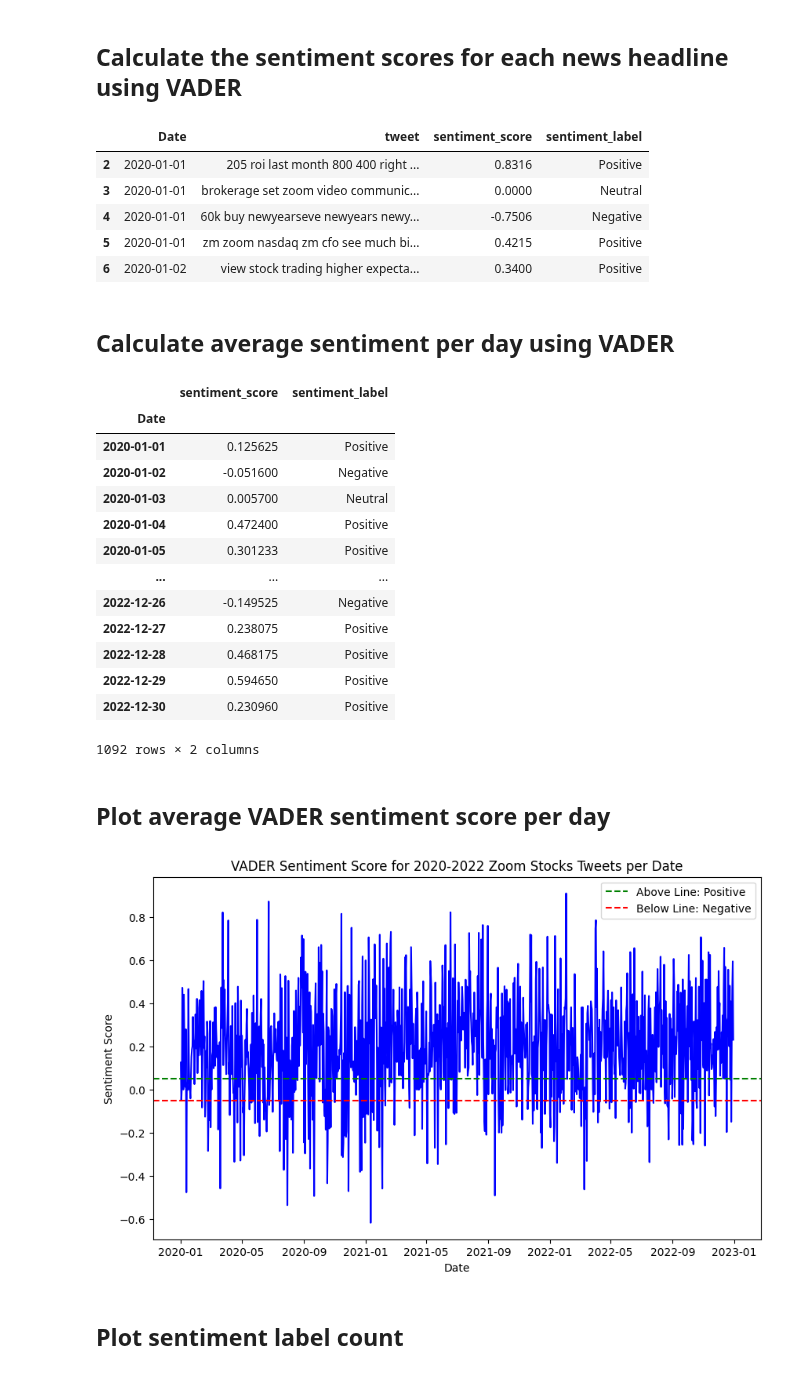
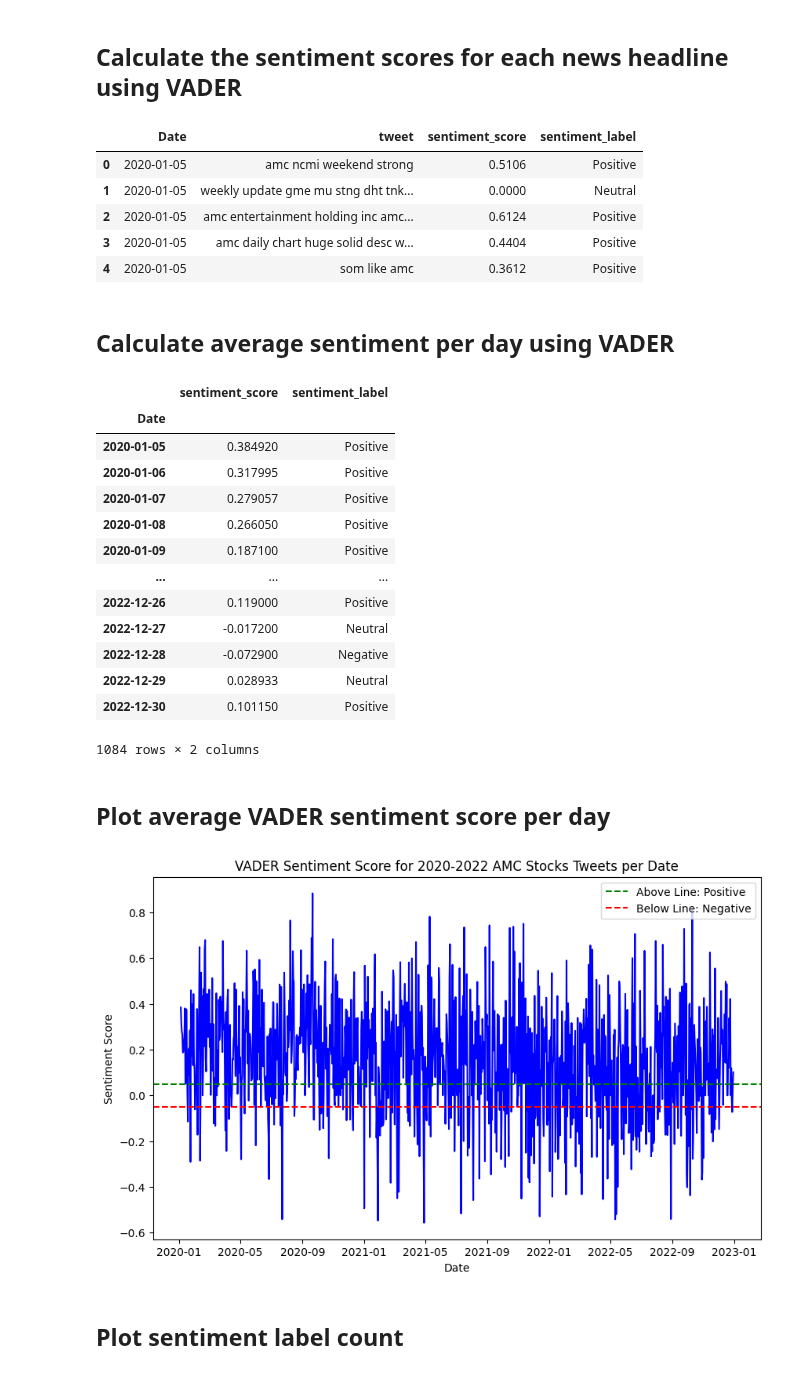
Before and after one commit to odemuno/IDL-finance-project, a Jupyter notebook: Code/eda-sentiment-analysis/tweets/tweets_sentiment.ipynb, the cells around one changed output. Cells and saved outputs as stored; diff of their text form; code cells hidden in the pictures.

```diff
--- a/Code/eda-sentiment-analysis/tweets/tweets_sentiment.ipynb
+++ b/Code/eda-sentiment-analysis/tweets/tweets_sentiment.ipynb
@@ -28,7 +28,7 @@ from vaderSentiment.vaderSentiment import SentimentIntensityAnalyzer # !pip inst
 [nltk_data]   Package wordnet is already up-to-date!
 # %%
 # Load the CSV file
-df = pd.read_csv('../zoom_preprocessed.csv')
+df = pd.read_csv('../../data/amc/amc_clean_twitter.csv')
 display(df.head())
 # %% [output]
 |  | Unnamed: 0 | Date | tweet |
@@ -188,15 +188,15 @@ def each_headline_sentiment(df, df_col, stock, year):
 
 df_col = 'tweet'
 year = "2021-2022"
-stock = "Zoom"
+stock = "AMC"
 each_headline_sentiment(df, df_col, stock, year)
 # %% [output]
 |  | Date | tweet | sentiment_score | sentiment_label |
-| 2 | 2020-01-01 | 205 roi last month 800 400 right ... | 0.8316 | Positive |
-| 3 | 2020-01-01 | brokerage set zoom video communic... | 0.0000 | Neutral |
-| 4 | 2020-01-01 | 60k buy newyearseve newyears newy... | -0.7506 | Negative |
-| 5 | 2020-01-01 | zm zoom nasdaq zm cfo see much bi... | 0.4215 | Positive |
-| 6 | 2020-01-02 | view stock trading higher expecta... | 0.3400 | Positive |
+| 0 | 2020-01-05 | amc ncmi weekend strong | 0.5106 | Positive |
+| 1 | 2020-01-05 | weekly update gme mu stng dht tnk... | 0.0000 | Neutral |
+| 2 | 2020-01-05 | amc entertainment holding inc amc... | 0.6124 | Positive |
+| 3 | 2020-01-05 | amc daily chart huge solid desc w... | 0.4404 | Positive |
+| 4 | 2020-01-05 | som like amc | 0.3612 | Positive |
 # %% [markdown]
 ## Calculate average sentiment per day using VADER
 # %%
@@ -223,23 +223,23 @@ def avg_sentiment_df(analyzer, df, df_col, label_sentiment, stock, year):
 
 df_col = 'tweet'
 year = "2020-2022"
-stock = "Zoom"
+stock = "AMC"
 avg_sentiment_df(analyzer, df, df_col, label_sentiment, stock, year)
 # %% [output]
 |  | sentiment_score | sentiment_label |
 | Date |  |  |
-| 2020-01-01 | 0.125625 | Positive |
-| 2020-01-02 | -0.051600 | Negative |
-| 2020-01-03 | 0.005700 | Neutral |
-| 2020-01-04 | 0.472400 | Positive |
-| 2020-01-05 | 0.301233 | Positive |
+| 2020-01-05 | 0.384920 | Positive |
+| 2020-01-06 | 0.317995 | Positive |
+| 2020-01-07 | 0.279057 | Positive |
+| 2020-01-08 | 0.266050 | Positive |
+| 2020-01-09 | 0.187100 | Positive |
 | ... | ... | ... |
-| 2022-12-26 | -0.149525 | Negative |
-| 2022-12-27 | 0.238075 | Positive |
-| 2022-12-28 | 0.468175 | Positive |
-| 2022-12-29 | 0.594650 | Positive |
-| 2022-12-30 | 0.230960 | Positive |
+| 2022-12-26 | 0.119000 | Positive |
+| 2022-12-27 | -0.017200 | Neutral |
+| 2022-12-28 | -0.072900 | Negative |
+| 2022-12-29 | 0.028933 | Neutral |
+| 2022-12-30 | 0.101150 | Positive |
-1092 rows × 2 columns
+1084 rows × 2 columns
 # %% [markdown]
 ## Plot average VADER sentiment score per day
 # %%
@@ -262,10 +262,10 @@ def vader_plot(df, year, stock):
     plt.savefig(year + "_VADER_sentiment_" + stock + ".png")
     plt.show()
 # %%
-df = pd.read_csv('Zoom_avg_sentiment_2020-2022_tweets.csv', parse_dates=['Date'])
+df = pd.read_csv('AMC_avg_sentiment_2020-2022_tweets.csv', parse_dates=['Date'])
 vader_plot(df, year, stock)
 # %% [output]
-[figure, old version]
+[figure, new version]
 # %% [markdown]
 ## Plot sentiment label count
 # %%
```
Also changed, not shown: parts of 5 cells of this notebook, 27 other files.
